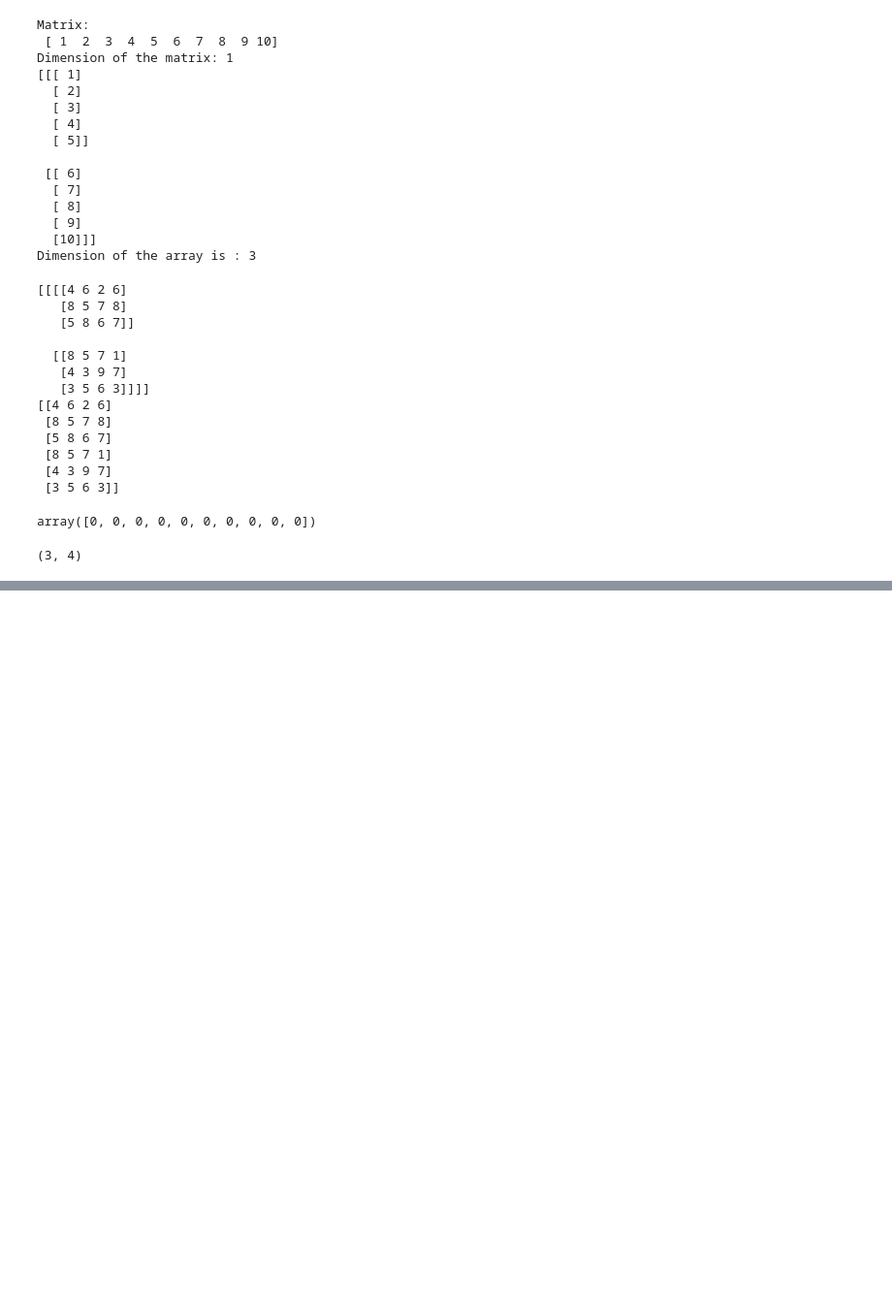
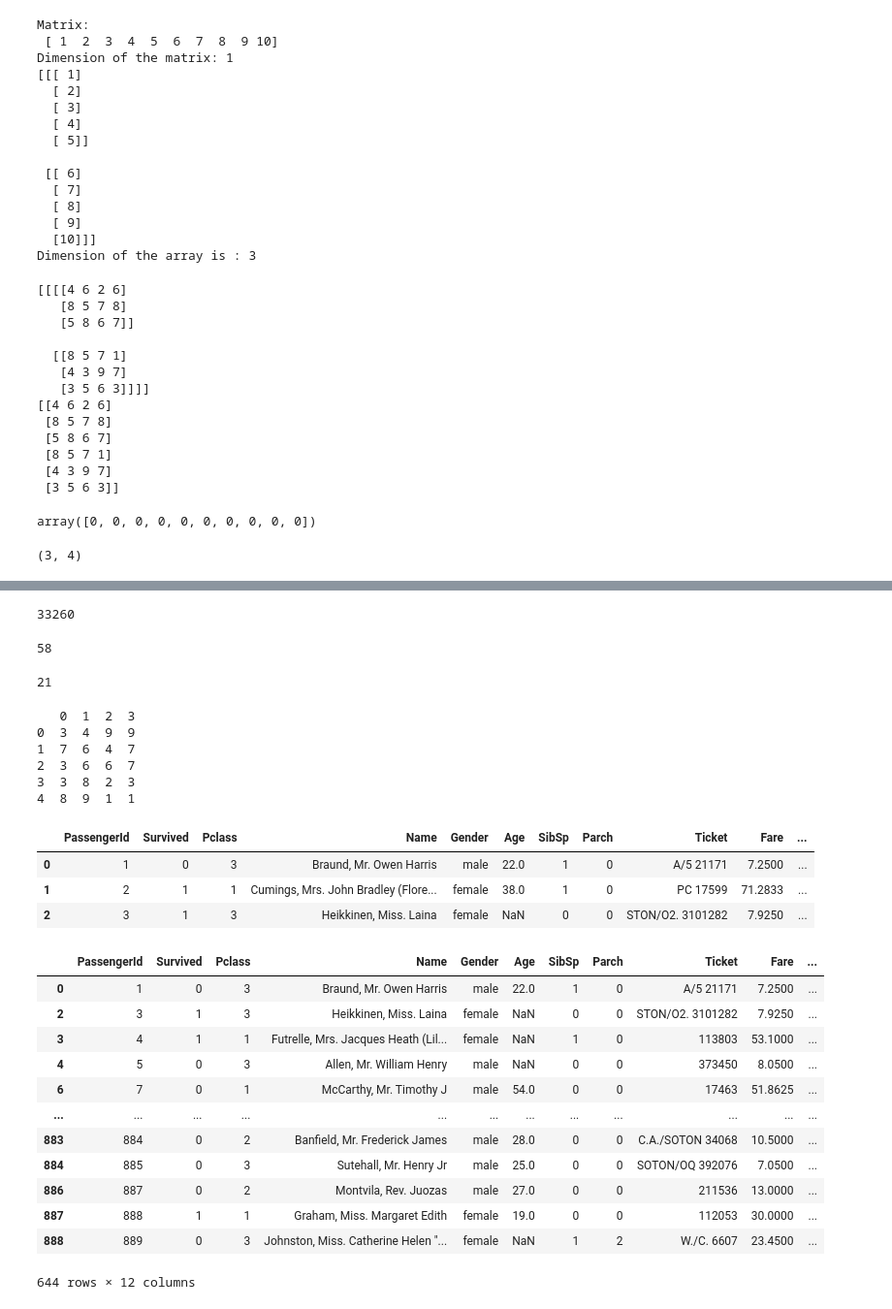
Before and after one commit to abhishek2young/Python-Hands-ON, a Jupyter notebook: python_16.ipynb, the cells around one changed output, grey strips where cells are left out. Shown at 97% size. Saved outputs shown, nothing was run; the diff lists cells and outputs as text; code cells hidden in the pictures; blank space fills up the shorter version.

```diff
--- a/python_16.ipynb
+++ b/python_16.ipynb
@@ -1397,0 +1792,49 @@ arr1.shape
+# %%
+df["Age"].sum()
+# %% [output]
+33260
+# %%
+df["Age"].max()
+# %% [output]
+58
+# %%
+df["Age"].min()
+# %% [output]
+21
+# %%
+df = pd.DataFrame(np.random.randint(1,10,size=(5,4)))
+print(df)
+# df.to_excel("Dataframe.xlsx")
+
+# df.to_csv("Dataframe.csv")
+# %% [output]
+   0  1  2  3
+0  3  4  9  9
+1  7  6  4  7
+2  3  6  6  7
+3  3  8  2  3
+4  8  9  1  1
+# %%
+df = pd.read_csv("titanic.csv")
+df.head(3)
+# %% [output]
+|  | PassengerId | Survived | Pclass | Name | Gender | Age | SibSp | Parch | Ticket | Fare | ... |
+| 0 | 1 | 0 | 3 | Braund, Mr. Owen Harris | male | 22.0 | 1 | 0 | A/5 21171 | 7.2500 | ... |
+| 1 | 2 | 1 | 1 | Cumings, Mrs. John Bradley (Flore... | female | 38.0 | 1 | 0 | PC 17599 | 71.2833 | ... |
+| 2 | 3 | 1 | 3 | Heikkinen, Miss. Laina | female | NaN | 0 | 0 | STON/O2. 3101282 | 7.9250 | ... |
+# %%
+df.groupby(df["Embarked"]).get_group("S")
+# %% [output]
+|  | PassengerId | Survived | Pclass | Name | Gender | Age | SibSp | Parch | Ticket | Fare | ... |
+| 0 | 1 | 0 | 3 | Braund, Mr. Owen Harris | male | 22.0 | 1 | 0 | A/5 21171 | 7.2500 | ... |
+| 2 | 3 | 1 | 3 | Heikkinen, Miss. Laina | female | NaN | 0 | 0 | STON/O2. 3101282 | 7.9250 | ... |
+| 3 | 4 | 1 | 1 | Futrelle, Mrs. Jacques Heath (Lil... | female | NaN | 1 | 0 | 113803 | 53.1000 | ... |
+| 4 | 5 | 0 | 3 | Allen, Mr. William Henry | male | NaN | 0 | 0 | 373450 | 8.0500 | ... |
+| 6 | 7 | 0 | 1 | McCarthy, Mr. Timothy J | male | 54.0 | 0 | 0 | 17463 | 51.8625 | ... |
+| ... | ... | ... | ... | ... | ... | ... | ... | ... | ... | ... | ... |
+| 883 | 884 | 0 | 2 | Banfield, Mr. Frederick James | male | 28.0 | 0 | 0 | C.A./SOTON 34068 | 10.5000 | ... |
+| 884 | 885 | 0 | 3 | Sutehall, Mr. Henry Jr | male | 25.0 | 0 | 0 | SOTON/OQ 392076 | 7.0500 | ... |
+| 886 | 887 | 0 | 2 | Montvila, Rev. Juozas | male | 27.0 | 0 | 0 | 211536 | 13.0000 | ... |
+| 887 | 888 | 1 | 1 | Graham, Miss. Margaret Edith | female | 19.0 | 0 | 0 | 112053 | 30.0000 | ... |
+| 888 | 889 | 0 | 3 | Johnston, Miss. Catherine Helen "... | female | NaN | 1 | 2 | W./C. 6607 | 23.4500 | ... |
+644 rows × 12 columns
```
Also changed, not shown: parts of 188 cells of this notebook.
